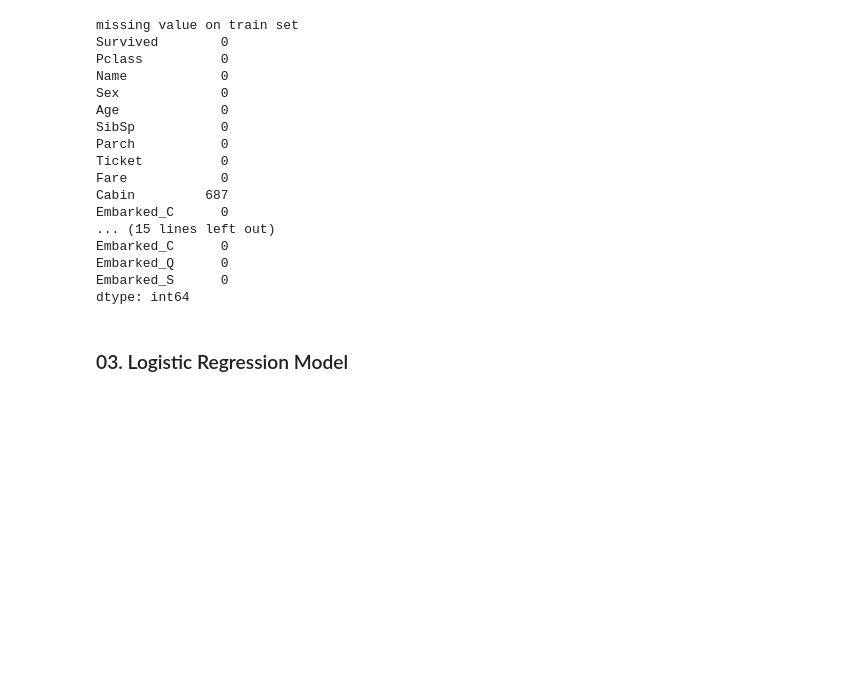
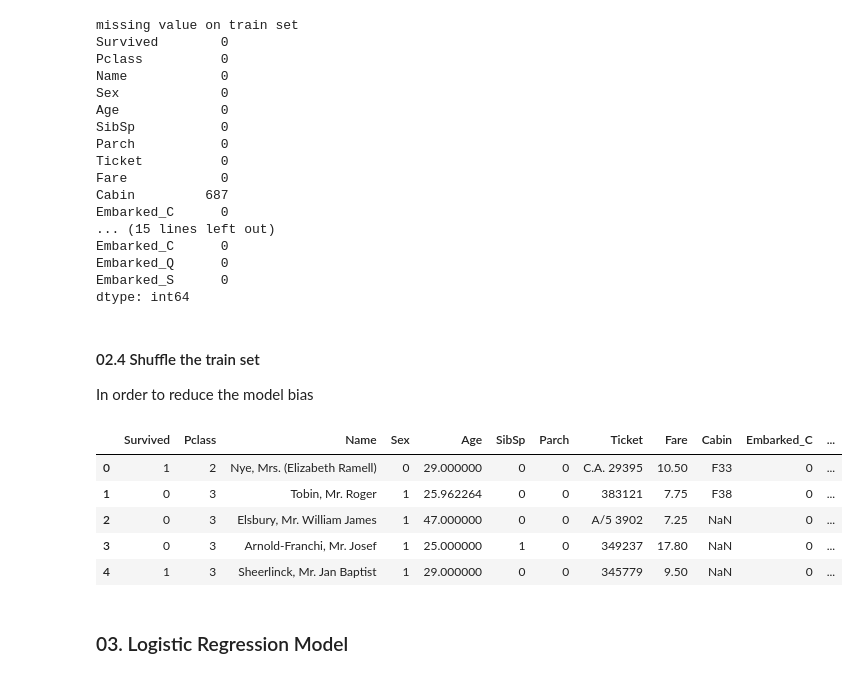
Before and after one commit to SebastienW71/customerAnalysis, a Jupyter notebook: Titanic_ML_Lab.ipynb, the cells around one changed output. Saved outputs shown, nothing was run; the diff lists cells and outputs as text; code cells hidden in the pictures; blank space fills up the shorter version.

```diff
--- a/Titanic_ML_Lab.ipynb
+++ b/Titanic_ML_Lab.ipynb
@@ -261,6 +256,22 @@ Embarked_C      0
 Embarked_Q      0
 Embarked_S      0
 dtype: int64
+# %% [markdown]
+#### 02.4 Shuffle the train set
+
+In order to reduce the model bias
+# %%
+# shuffle the train set
+train = train.sample(frac = 1).reset_index().drop('index', axis = 1)
+
+train.head()
+# %% [output]
+|  | Survived | Pclass | Name | Sex | Age | SibSp | Parch | Ticket | Fare | Cabin | Embarked_C | ... |
+| 0 | 1 | 2 | Nye, Mrs. (Elizabeth Ramell) | 0 | 29.000000 | 0 | 0 | C.A. 29395 | 10.50 | F33 | 0 | ... |
+| 1 | 0 | 3 | Tobin, Mr. Roger | 1 | 25.962264 | 0 | 0 | 383121 | 7.75 | F38 | 0 | ... |
+| 2 | 0 | 3 | Elsbury, Mr. William James | 1 | 47.000000 | 0 | 0 | A/5 3902 | 7.25 | NaN | 0 | ... |
+| 3 | 0 | 3 | Arnold-Franchi, Mr. Josef | 1 | 25.000000 | 1 | 0 | 349237 | 17.80 | NaN | 0 | ... |
+| 4 | 1 | 3 | Sheerlinck, Mr. Jan Baptist | 1 | 29.000000 | 0 | 0 | 345779 | 9.50 | NaN | 0 | ... |
 # %% [markdown]
 ### 03. Logistic Regression Model
 # %%
```
Also changed, not shown: parts of 20 cells of this notebook.
